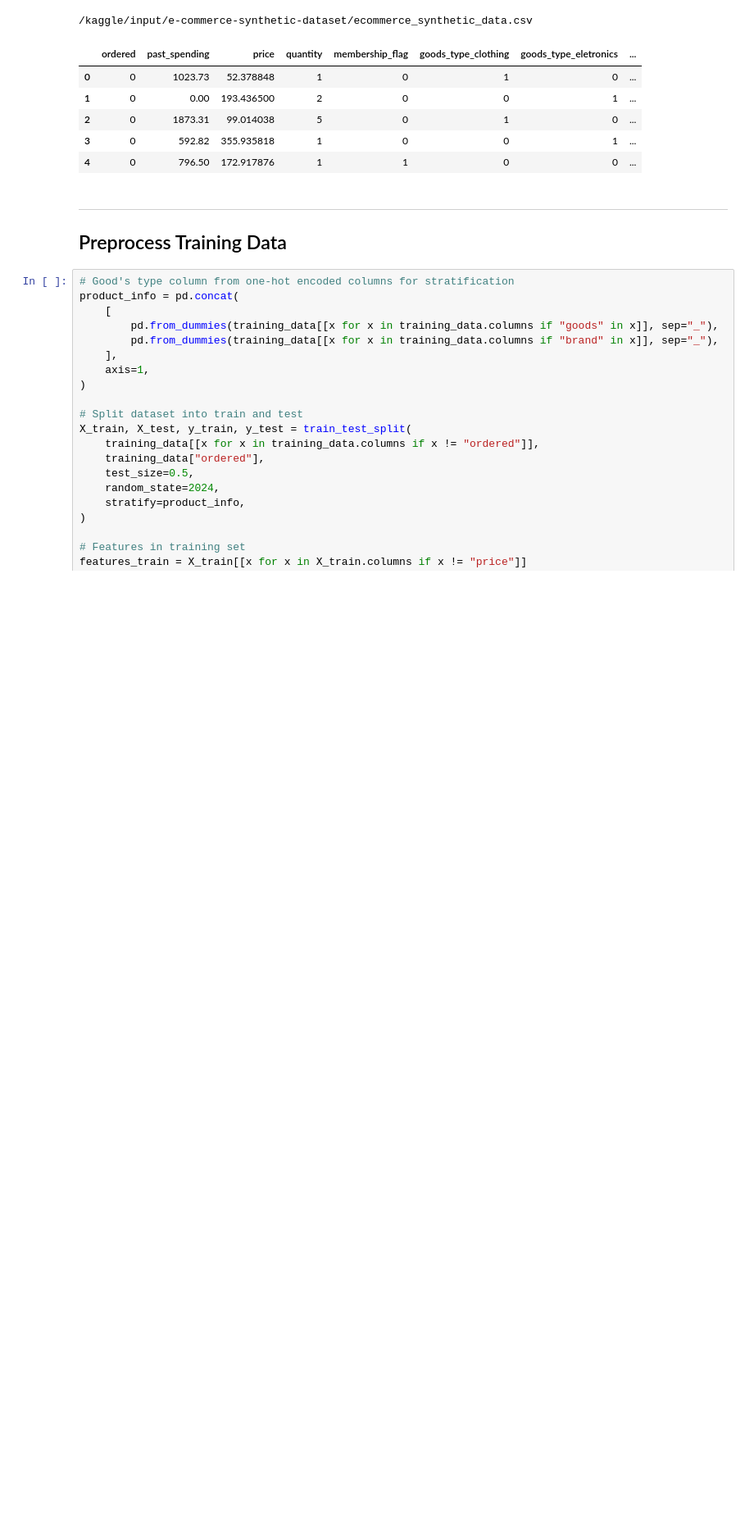
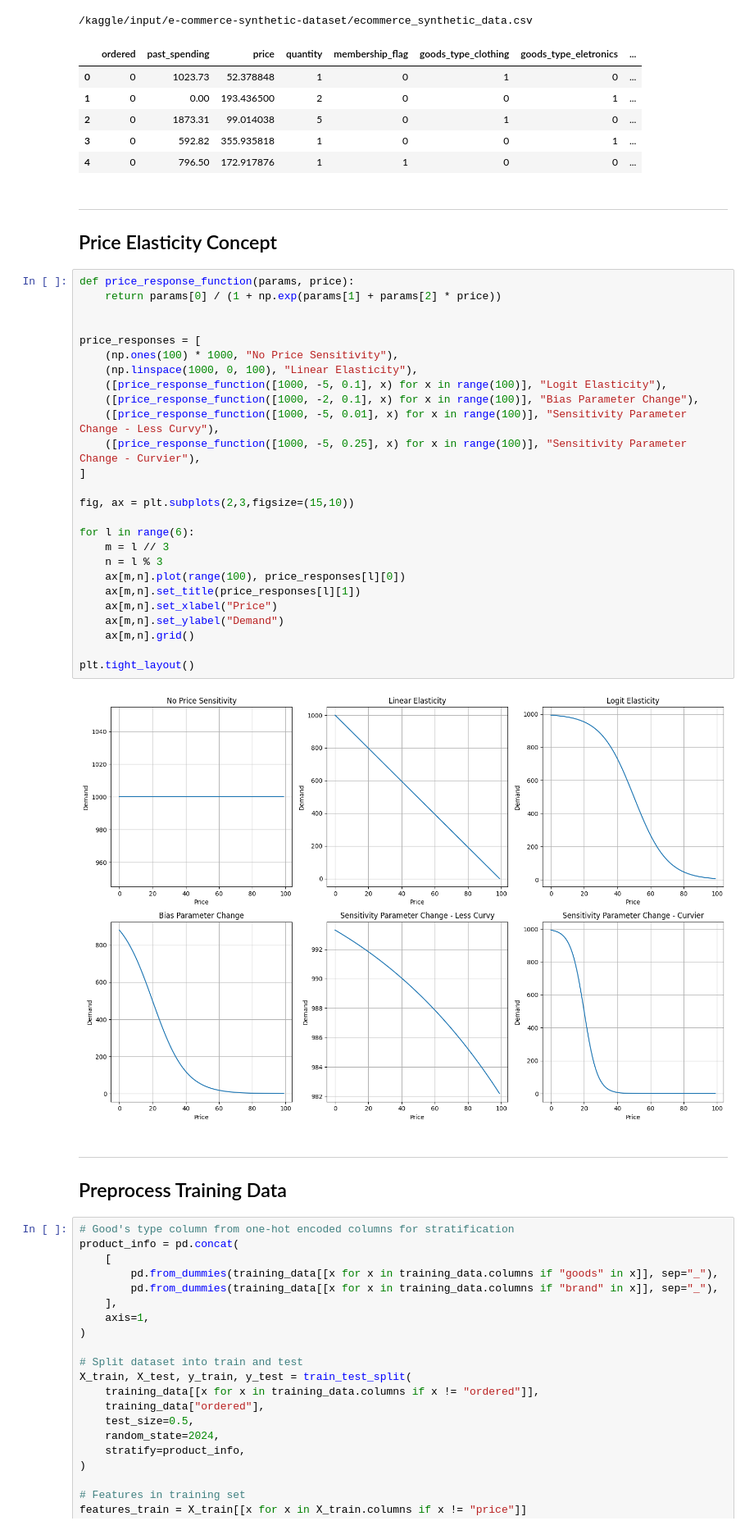
Before and after one commit to Q-shick/ecommerce_price_sensitivity, a Jupyter notebook: conversion-sensitivity-model.ipynb, the cells around one changed output. Shown at 82% size. Cells and saved outputs as stored; diff of their text form; blank space fills up the shorter version.

Commit message:
Kaggle Notebook | conversion_sensitivity_model | Price elasticity concept

```diff
--- a/conversion-sensitivity-model.ipynb
+++ b/conversion-sensitivity-model.ipynb
@@ -42,6 +42,37 @@ training_data.head()
 | 2 | 0 | 1873.31 | 99.014038 | 5 | 0 | 1 | 0 | ... |
 | 3 | 0 | 592.82 | 355.935818 | 1 | 0 | 0 | 1 | ... |
 | 4 | 0 | 796.50 | 172.917876 | 1 | 1 | 0 | 0 | ... |
+# %% [markdown]
+___
+## Price Elasticity Concept
+# %%
+def price_response_function(params, price):
+    return params[0] / (1 + np.exp(params[1] + params[2] * price))
+
+
+price_responses = [
+    (np.ones(100) * 1000, "No Price Sensitivity"),
+    (np.linspace(1000, 0, 100), "Linear Elasticity"),
+    ([price_response_function([1000, -5, 0.1], x) for x in range(100)], "Logit Elasticity"),
+    ([price_response_function([1000, -2, 0.1], x) for x in range(100)], "Bias Parameter Change"),
+    ([price_response_function([1000, -5, 0.01], x) for x in range(100)], "Sensitivity Parameter Change - Less Curvy"),
+    ([price_response_function([1000, -5, 0.25], x) for x in range(100)], "Sensitivity Parameter Change - Curvier"),
+]
+
+fig, ax = plt.subplots(2,3,figsize=(15,10))
+
+for l in range(6):
+    m = l // 3
+    n = l % 3
+    ax[m,n].plot(range(100), price_responses[l][0])
+    ax[m,n].set_title(price_responses[l][1])
+    ax[m,n].set_xlabel("Price")
+    ax[m,n].set_ylabel("Demand")
+    ax[m,n].grid()
+
+plt.tight_layout()
+# %% [output]
+[figure, added]
 # %% [markdown]
 ___
 ## Preprocess Training Data
```
Also changed, not shown: parts of 2 cells of this notebook.
